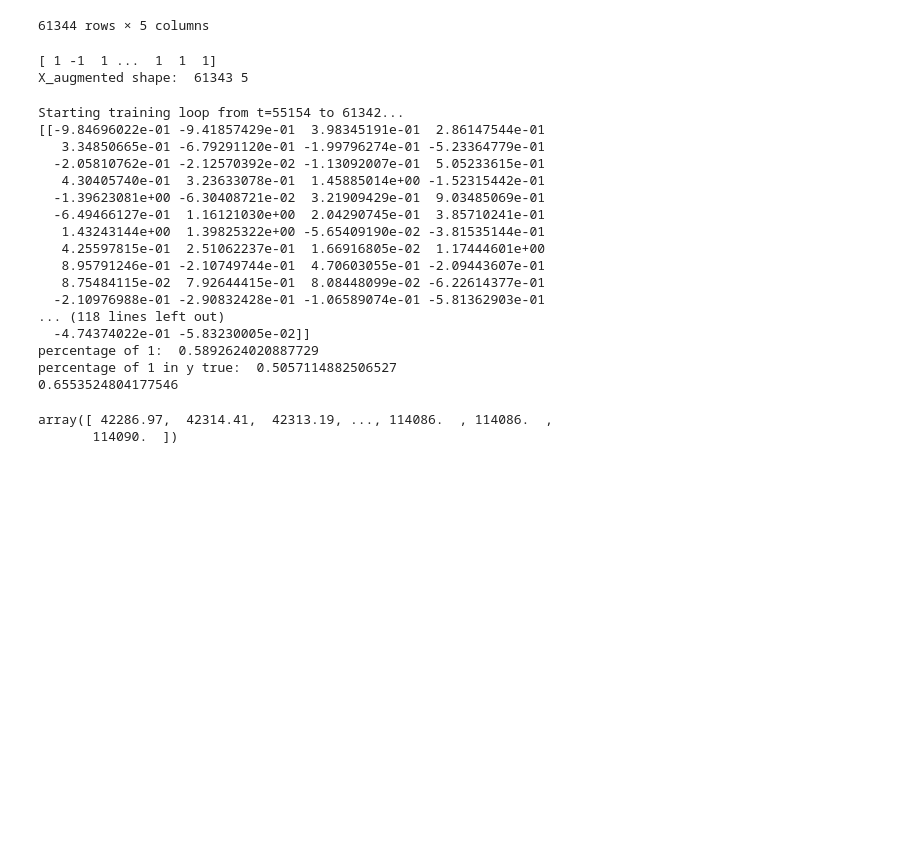
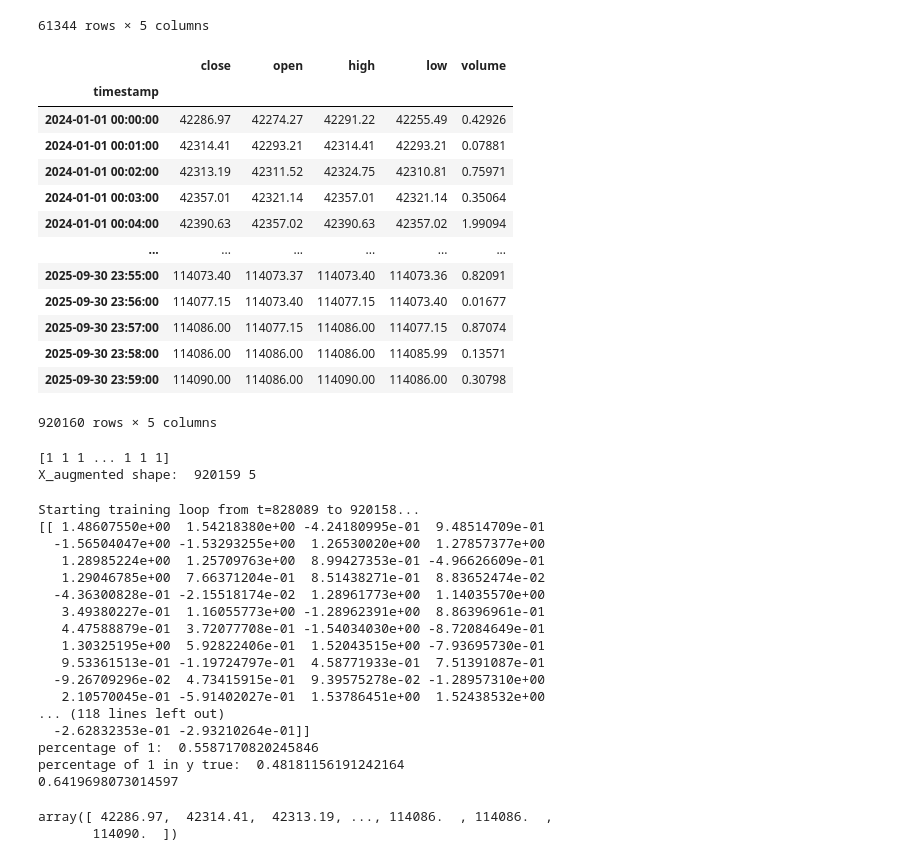
Before and after one commit to Upower4S/cryptoReturnPrediction, a Jupyter notebook: randomSig.ipynb, the cells around one changed output. Cells and saved outputs as stored; diff of their text form; code cells hidden in the pictures; blank space fills up the shorter version.

Commit message:
add one min data for random sig

```diff
--- a/randomSig.ipynb
+++ b/randomSig.ipynb
@@ -138,30 +138,53 @@ prices
 | 2025-09-30 23:30:00 | 114012.54 | 114013.00 | 114031.43 | 113898.42 | 13.40764 |
 | 2025-09-30 23:45:00 | 114090.00 | 114013.20 | 114090.00 | 113988.00 | 6.30786 |
 61344 rows × 5 columns
+# %%
+prices = pd.DataFrame()
+prices['close'] = btc_df.close
+prices['open'] = btc_df.open
+prices['high'] = btc_df.high
+prices['low'] = btc_df.low
+prices['volume'] = btc_df.volume
+prices
+# %% [output]
+|  | close | open | high | low | volume |
+| timestamp |  |  |  |  |  |
+| 2024-01-01 00:00:00 | 42286.97 | 42274.27 | 42291.22 | 42255.49 | 0.42926 |
+| 2024-01-01 00:01:00 | 42314.41 | 42293.21 | 42314.41 | 42293.21 | 0.07881 |
+| 2024-01-01 00:02:00 | 42313.19 | 42311.52 | 42324.75 | 42310.81 | 0.75971 |
+| 2024-01-01 00:03:00 | 42357.01 | 42321.14 | 42357.01 | 42321.14 | 0.35064 |
+| 2024-01-01 00:04:00 | 42390.63 | 42357.02 | 42390.63 | 42357.02 | 1.99094 |
+| ... | ... | ... | ... | ... | ... |
+| 2025-09-30 23:55:00 | 114073.40 | 114073.37 | 114073.40 | 114073.36 | 0.82091 |
+| 2025-09-30 23:56:00 | 114077.15 | 114073.40 | 114077.15 | 114073.40 | 0.01677 |
+| 2025-09-30 23:57:00 | 114086.00 | 114077.15 | 114086.00 | 114077.15 | 0.87074 |
+| 2025-09-30 23:58:00 | 114086.00 | 114086.00 | 114086.00 | 114085.99 | 0.13571 |
+| 2025-09-30 23:59:00 | 114090.00 | 114086.00 | 114090.00 | 114086.00 | 0.30798 |
+920160 rows × 5 columns
 # %%
 model = RandomizedSignatureDrift(rd=50, rm=0.00, rv=0.7, tw=60, alpha=0.1)
 predicted_returns, _,_ = model.predict(prices)
 print(predicted_returns)
 # %% [output]
-[ 1 -1  1 ...  1  1  1]
-X_augmented shape:  61343 5
+[1 1 1 ... 1 1 1]
+X_augmented shape:  920159 5
-Starting training loop from t=55154 to 61342...
-[[-9.84696022e-01 -9.41857429e-01  3.98345191e-01  2.86147544e-01
-   3.34850665e-01 -6.79291120e-01 -1.99796274e-01 -5.23364779e-01
-  -2.05810762e-01 -2.12570392e-02 -1.13092007e-01  5.05233615e-01
-   4.30405740e-01  3.23633078e-01  1.45885014e+00 -1.52315442e-01
-  -1.39623081e+00 -6.30408721e-02  3.21909429e-01  9.03485069e-01
-  -6.49466127e-01  1.16121030e+00  2.04290745e-01  3.85710241e-01
-   1.43243144e+00  1.39825322e+00 -5.65409190e-02 -3.81535144e-01
-   4.25597815e-01  2.51062237e-01  1.66916805e-02  1.17444601e+00
-   8.95791246e-01 -2.10749744e-01  4.70603055e-01 -2.09443607e-01
-   8.75484115e-02  7.92644415e-01  8.08448099e-02 -6.22614377e-01
-  -2.10976988e-01 -2.90832428e-01 -1.06589074e-01 -5.81362903e-01
+Starting training loop from t=828089 to 920158...
+[[ 1.48607550e+00  1.54218380e+00 -4.24180995e-01  9.48514709e-01
+  -1.56504047e+00 -1.53293255e+00  1.26530020e+00  1.27857377e+00
+   1.28985224e+00  1.25709763e+00  8.99427353e-01 -4.96626609e-01
+   1.29046785e+00  7.66371204e-01  8.51438271e-01  8.83652474e-02
+  -4.36300828e-01 -2.15518174e-02  1.28961773e+00  1.14035570e+00
+   3.49380227e-01  1.16055773e+00 -1.28962391e+00  8.86396961e-01
+   4.47588879e-01  3.72077708e-01 -1.54034030e+00 -8.72084649e-01
+   1.30325195e+00  5.92822406e-01  1.52043515e+00 -7.93695730e-01
+   9.53361513e-01 -1.19724797e-01  4.58771933e-01  7.51391087e-01
+  -9.26709296e-02  4.73415915e-01  9.39575278e-02 -1.28957310e+00
+   2.10570045e-01 -5.91402027e-01  1.53786451e+00  1.52438532e+00
 ... (118 lines left out)
-  -4.74374022e-01 -5.83230005e-02]]
-percentage of 1:  0.5892624020887729
-percentage of 1 in y true:  0.5057114882506527
-0.6553524804177546
+  -2.62832353e-01 -2.93210264e-01]]
+percentage of 1:  0.5587170820245846
+percentage of 1 in y true:  0.48181156191242164
+0.6419698073014597
 # %%
 prices = np.array(prices)
 log_prices = np.log(prices / prices[0])
```
